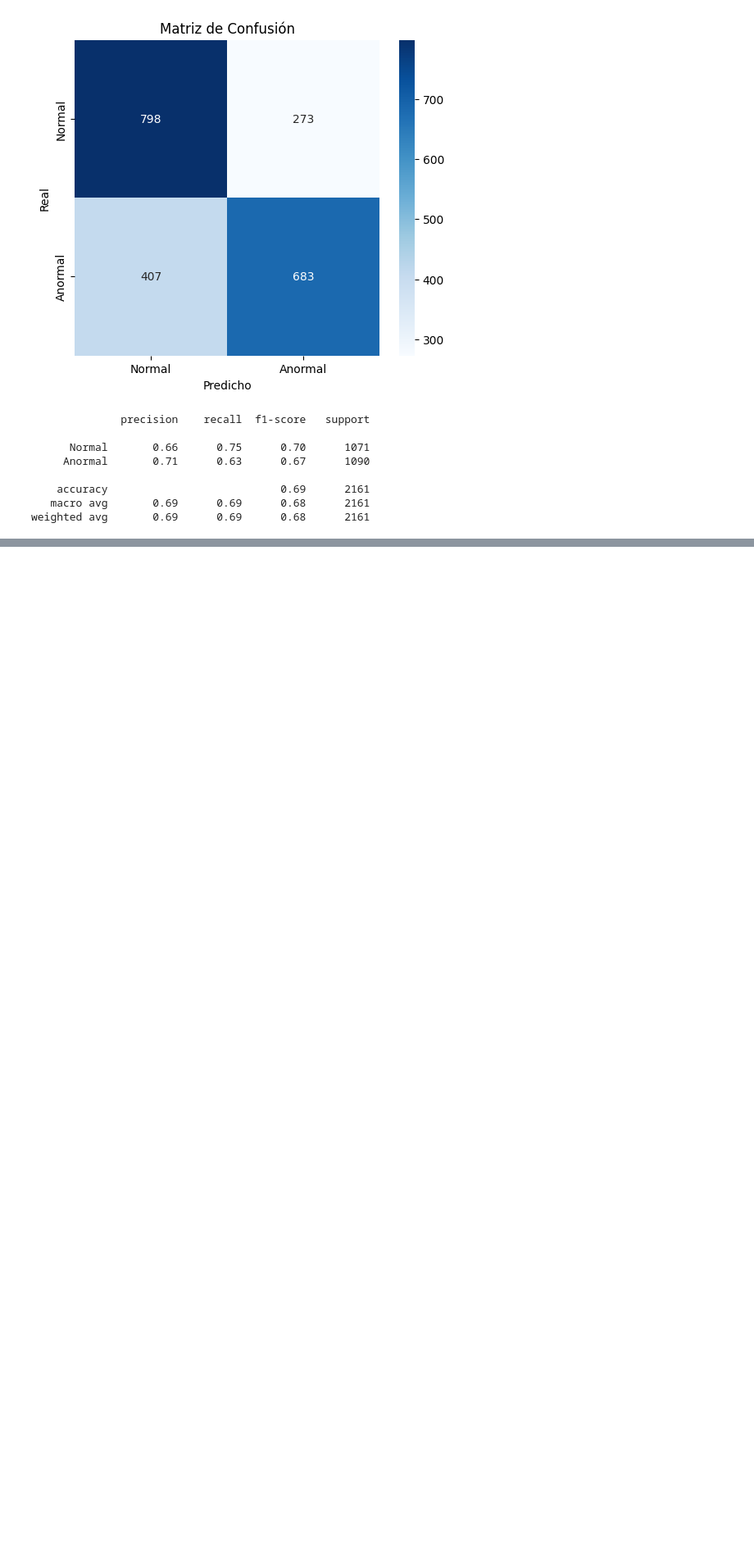
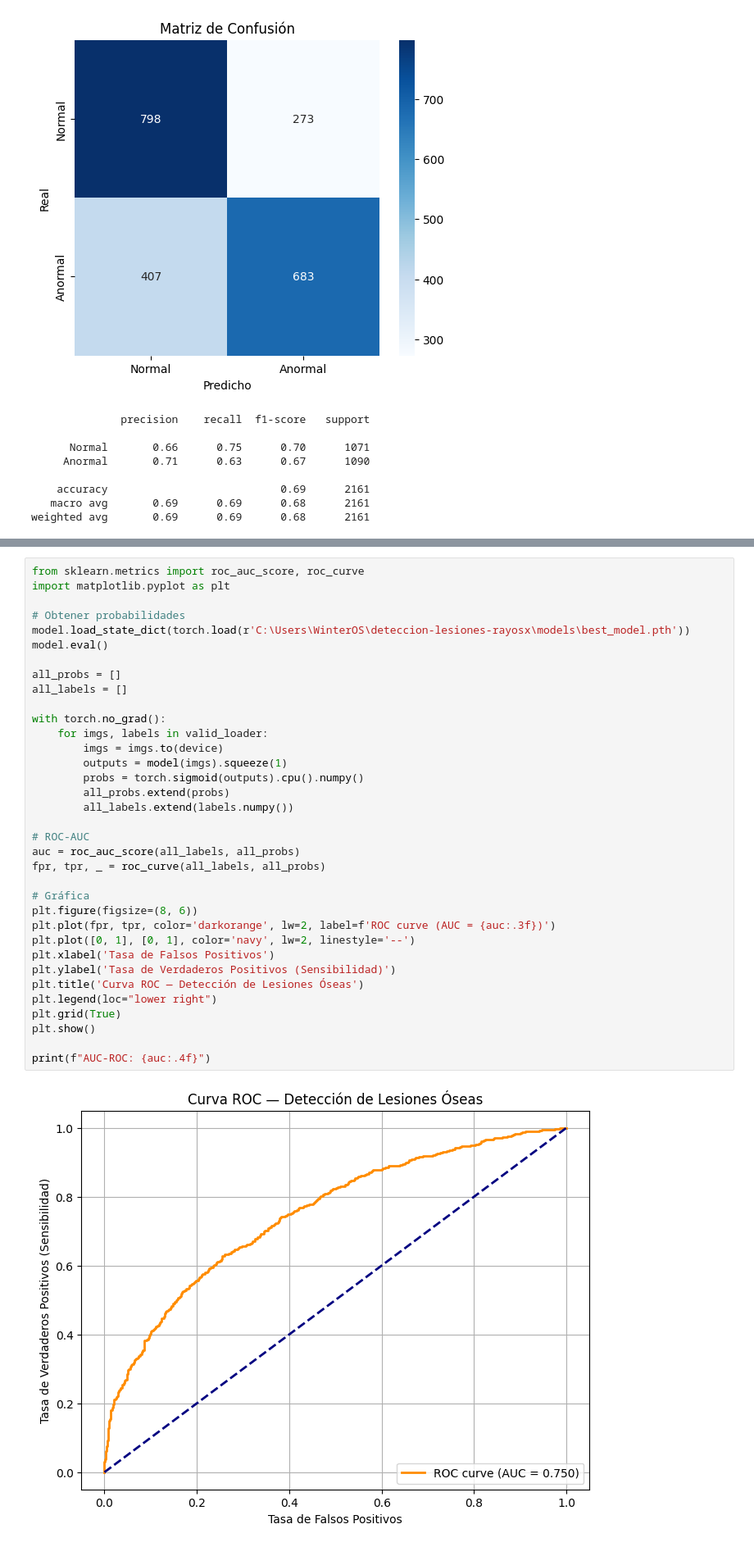
Before and after one commit to JCMM05/deteccion-lesiones-rayosx, a Jupyter notebook: notebooks/02_Entrenamiento.ipynb, the cells around one changed output, grey strips where cells are left out. Shown at 82% size. Saved outputs shown, nothing was run; the diff lists cells and outputs as text; blank space fills up the shorter version.

Commit message:
feat: curva ROC-AUC agregada al notebook de evaluacion

```diff
--- a/notebooks/02_Entrenamiento.ipynb
+++ b/notebooks/02_Entrenamiento.ipynb
@@ -325,0 +317,37 @@ plt.show()
+# %%
+from sklearn.metrics import roc_auc_score, roc_curve
+import matplotlib.pyplot as plt
+
+# Obtener probabilidades
+model.load_state_dict(torch.load(r'C:\Users\WinterOS\deteccion-lesiones-rayosx\models\best_model.pth'))
+model.eval()
+
+all_probs = []
+all_labels = []
+
+with torch.no_grad():
+    for imgs, labels in valid_loader:
+        imgs = imgs.to(device)
+        outputs = model(imgs).squeeze(1)
+        probs = torch.sigmoid(outputs).cpu().numpy()
+        all_probs.extend(probs)
+        all_labels.extend(labels.numpy())
+
+# ROC-AUC
+auc = roc_auc_score(all_labels, all_probs)
+fpr, tpr, _ = roc_curve(all_labels, all_probs)
+
+# Gráfica
+plt.figure(figsize=(8, 6))
+plt.plot(fpr, tpr, color='darkorange', lw=2, label=f'ROC curve (AUC = {auc:.3f})')
+plt.plot([0, 1], [0, 1], color='navy', lw=2, linestyle='--')
+plt.xlabel('Tasa de Falsos Positivos')
+plt.ylabel('Tasa de Verdaderos Positivos (Sensibilidad)')
+plt.title('Curva ROC — Detección de Lesiones Óseas')
+plt.legend(loc="lower right")
+plt.grid(True)
+plt.show()
+
+print(f"AUC-ROC: {auc:.4f}")
+# %% [output]
+[figure, added]
```
Also changed, not shown: parts of 4 cells of this notebook.
